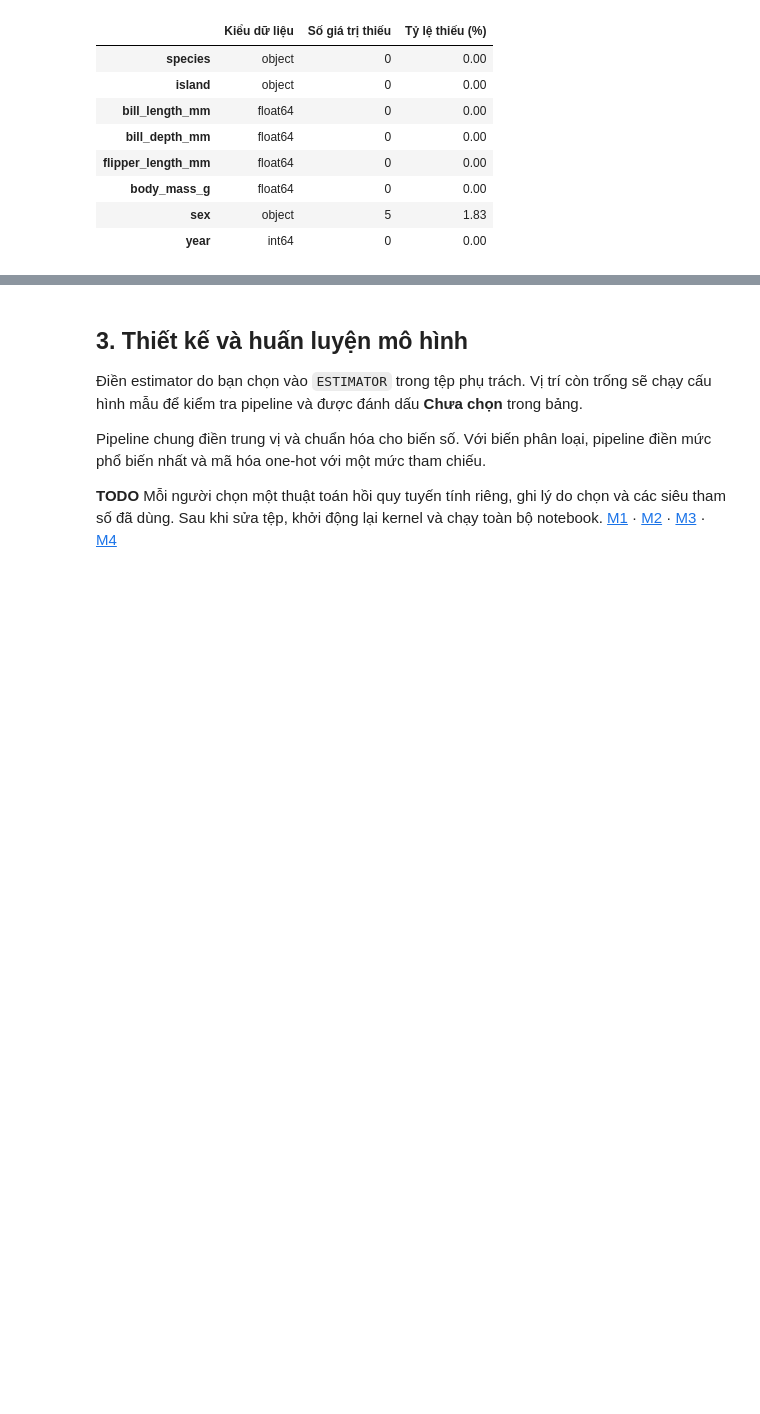
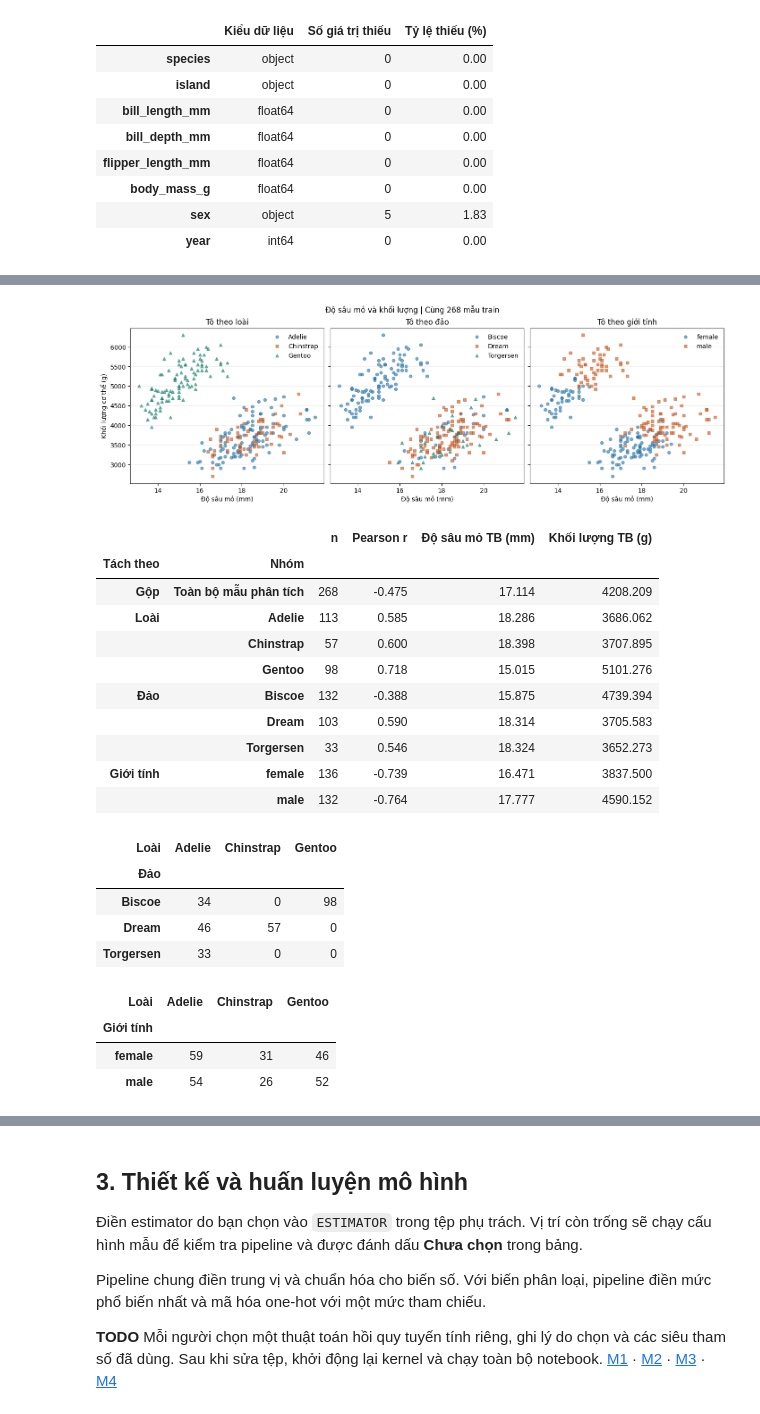
Before and after one commit to phuctran33/regression-lab01, a Jupyter notebook: source/lab01.ipynb, the cells around one changed output, grey strips where cells are left out. Cells and saved outputs as stored; diff of their text form; code cells hidden in the pictures; blank space fills up the shorter version.

```diff
--- a/source/lab01.ipynb
+++ b/source/lab01.ipynb
@@ -148,0 +141,64 @@ plt.show()
+# %%
+depth_column = "bill_depth_mm"
+group_columns = ["species", "island", "sex"]
+stratification_sample = train_data.dropna(subset=[depth_column, TARGET, *group_columns])
+group_colors = ["#2874A6", "#C65721", "#16806A"]
+group_markers = ["o", "s", "^"]
+stratification_figure, stratification_axes = plt.subplots(
+    1, 3, figsize=(14, 4.5), sharex=True, sharey=True, layout="constrained",
+)
+strata = [("Gộp", "Toàn bộ mẫu phân tích", stratification_sample)]
+for ax, column in zip(stratification_axes, group_columns):
+    for index, (name, group) in enumerate(stratification_sample.groupby(column)):
+        strata.append((LABELS[column], name, group))
+        ax.scatter(
+            group[depth_column], group[TARGET], label=name,
+            color=group_colors[index % len(group_colors)],
+            marker=group_markers[index % len(group_markers)], alpha=0.60, s=22,
+        )
+    ax.set(xlabel=LABELS[depth_column], title=f"Tô theo {LABELS[column].lower()}")
+    ax.grid(axis="y", alpha=0.20)
+    ax.legend(frameon=False, loc="upper right")
+stratification_axes[0].set_ylabel(LABELS[TARGET])
+stratification_figure.suptitle(
+    f"Độ sâu mỏ và khối lượng | Cùng {len(stratification_sample)} mẫu train",
+)
+plt.show()
+
+stratification_comparison = pd.DataFrame([
+    {
+        "Tách theo": grouping,
+        "Nhóm": name,
+        "n": len(group),
+        "Pearson r": group[depth_column].corr(group[TARGET]),
+        "Độ sâu mỏ TB (mm)": group[depth_column].mean(),
+        "Khối lượng TB (g)": group[TARGET].mean(),
+    }
+    for grouping, name, group in strata
+])
+display(stratification_comparison.set_index(["Tách theo", "Nhóm"]).round(3))
+for column in ("island", "sex"):
+    display(pd.crosstab(stratification_sample[column], stratification_sample["species"])
+            .rename_axis(index=LABELS[column], columns=LABELS["species"]))
+# %% [output]
+[figure, added]
+|  |  | n | Pearson r | Độ sâu mỏ TB (mm) | Khối lượng TB (g) |
+| Tách theo | Nhóm |  |  |  |  |
+| Gộp | Toàn bộ mẫu phân tích | 268 | -0.475 | 17.114 | 4208.209 |
+| Loài | Adelie | 113 | 0.585 | 18.286 | 3686.062 |
+|  | Chinstrap | 57 | 0.600 | 18.398 | 3707.895 |
+|  | Gentoo | 98 | 0.718 | 15.015 | 5101.276 |
+| Đảo | Biscoe | 132 | -0.388 | 15.875 | 4739.394 |
+|  | Dream | 103 | 0.590 | 18.314 | 3705.583 |
+|  | Torgersen | 33 | 0.546 | 18.324 | 3652.273 |
+| Giới tính | female | 136 | -0.739 | 16.471 | 3837.500 |
+|  | male | 132 | -0.764 | 17.777 | 4590.152 |
+| Loài | Adelie | Chinstrap | Gentoo |
+| Đảo |  |  |  |
+| Biscoe | 34 | 0 | 98 |
+| Dream | 46 | 57 | 0 |
+| Torgersen | 33 | 0 | 0 |
+| Loài | Adelie | Chinstrap | Gentoo |
+| Giới tính |  |  |  |
+| female | 59 | 31 | 46 |
+| male | 54 | 26 | 52 |
```
Also changed, not shown: parts of 14 cells of this notebook, 7 other files.
